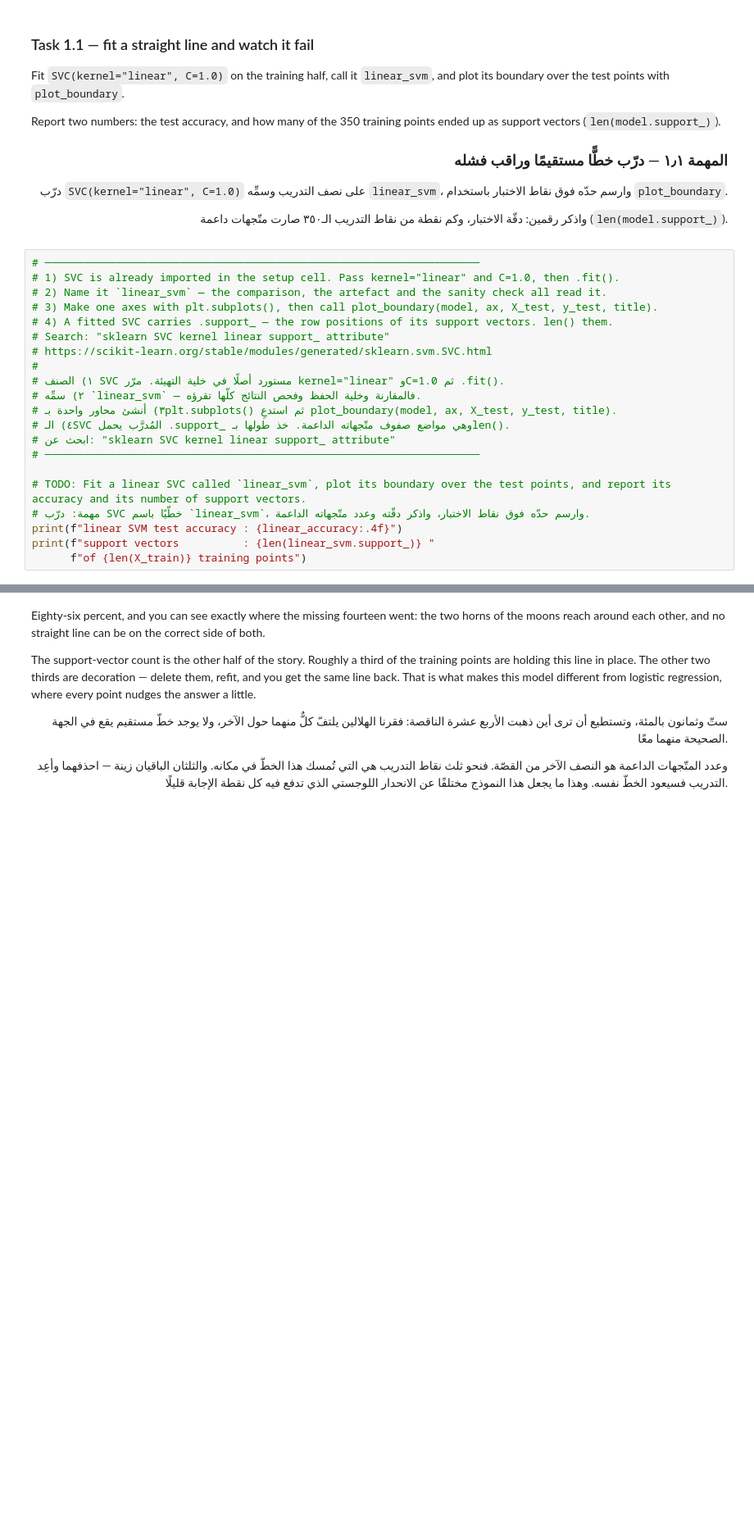
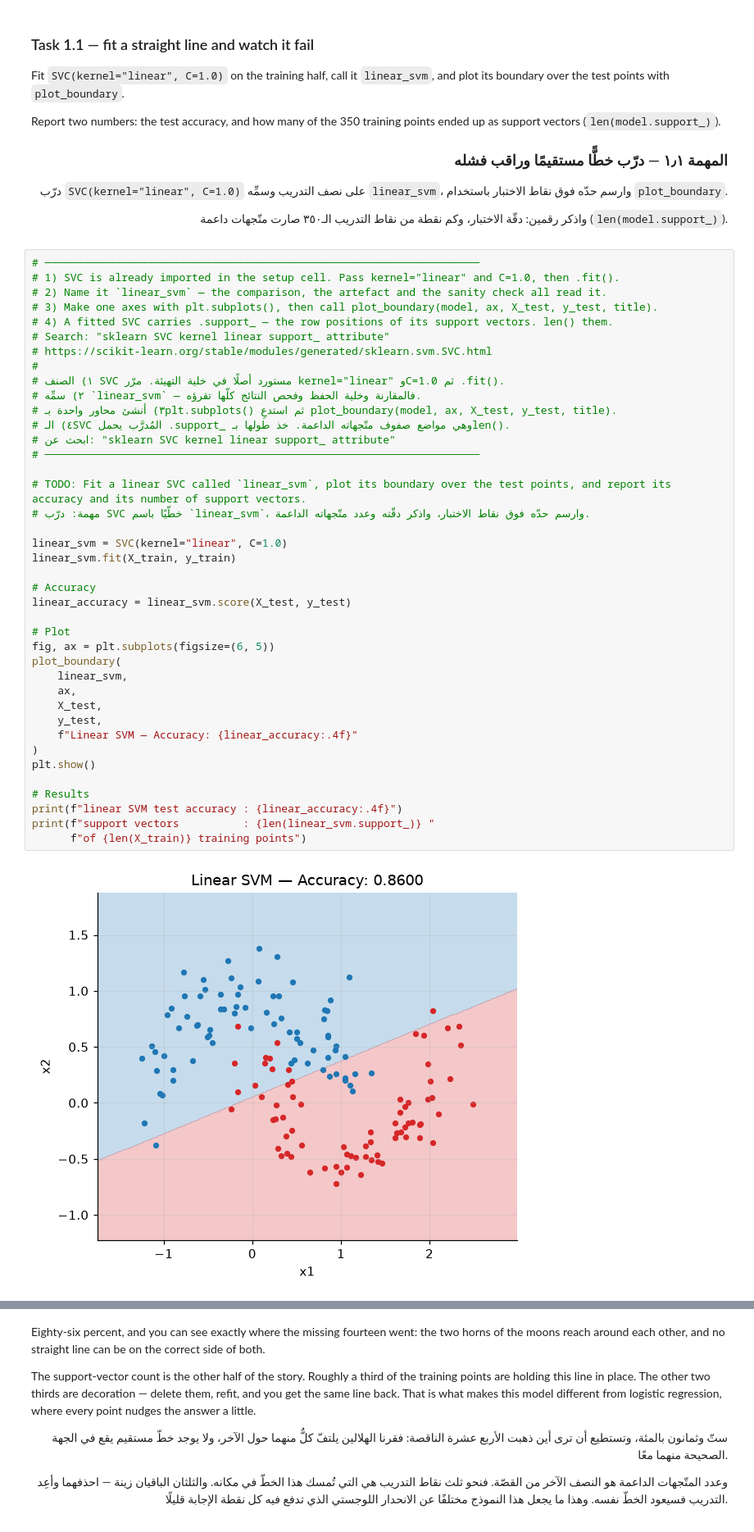
Before and after one commit to gimij2002-collab/AIEP_Olo_student, a Jupyter notebook: week_1_foundations/labs/D4_extra_svm/D4_extra_svm_blank.ipynb, the cells around one changed output, grey strips where cells are left out. Shown at 82% size. Drawn from its saved outputs; the diff is of its cells as text; blank space fills up the shorter version.

```diff
--- a/week_1_foundations/labs/D4_extra_svm/D4_extra_svm_blank.ipynb
+++ b/week_1_foundations/labs/D4_extra_svm/D4_extra_svm_blank.ipynb
@@ -229,8 +245,29 @@ vectors (`len(model.support_)`).
 # ابحث عن: "sklearn SVC kernel linear support_ attribute"
 # ────────────────────────────────────────────────────────────────────
 
 # TODO: Fit a linear SVC called `linear_svm`, plot its boundary over the test points, and report its accuracy and its number of support vectors.
 # مهمة: درّب SVC خطّيًا باسم `linear_svm`، وارسم حدّه فوق نقاط الاختبار، واذكر دقّته وعدد متّجهاته الداعمة.
+
+linear_svm = SVC(kernel="linear", C=1.0)
+linear_svm.fit(X_train, y_train)
+
+# Accuracy
+linear_accuracy = linear_svm.score(X_test, y_test)
+
+# Plot
+fig, ax = plt.subplots(figsize=(6, 5))
+plot_boundary(
+    linear_svm,
+    ax,
+    X_test,
+    y_test,
+    f"Linear SVM — Accuracy: {linear_accuracy:.4f}"
+)
+plt.show()
+
+# Results
 print(f"linear SVM test accuracy : {linear_accuracy:.4f}")
 print(f"support vectors          : {len(linear_svm.support_)} "
       f"of {len(X_train)} training points")
+# %% [output]
+[figure, added]
```
Also changed, not shown: parts of 8 cells of this notebook.
